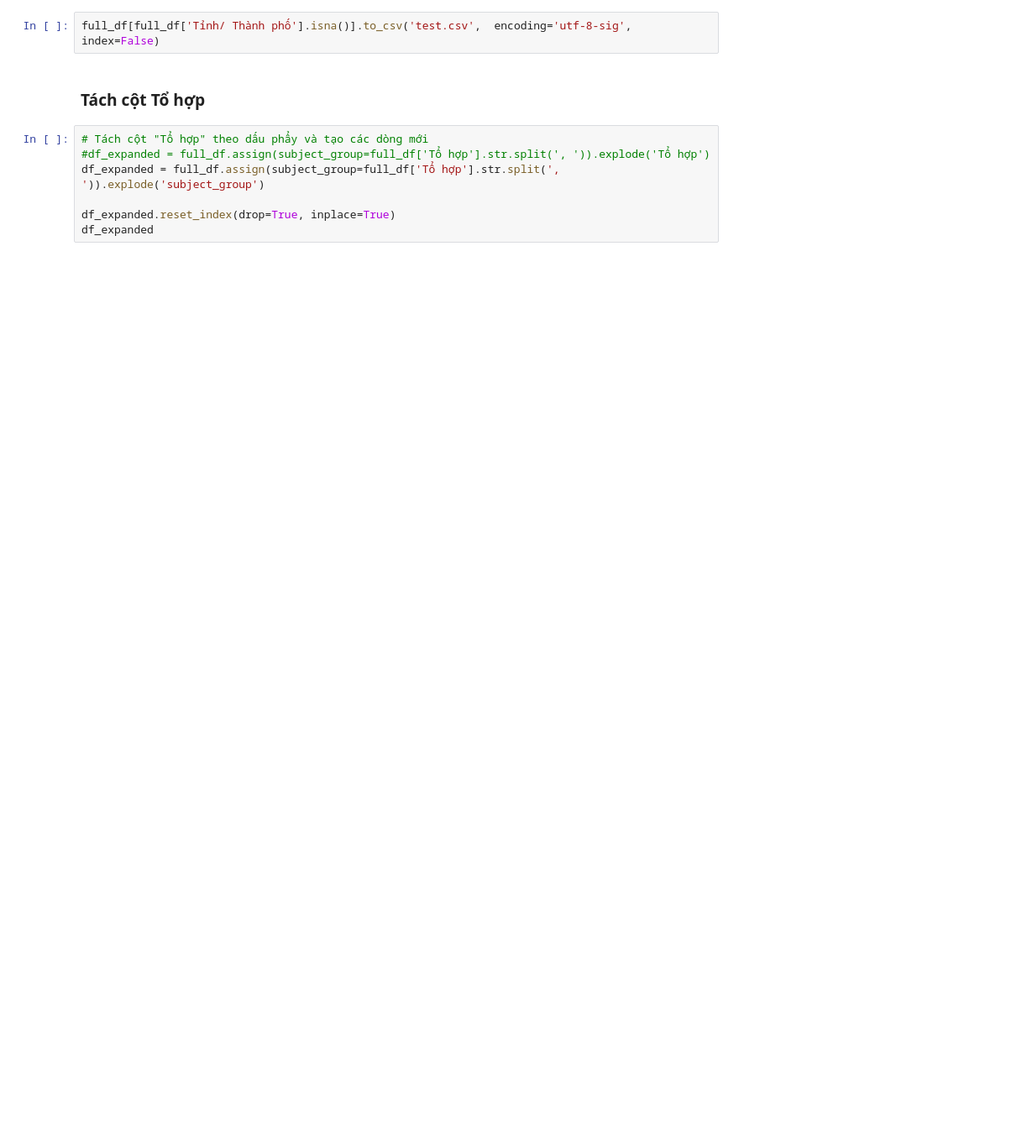
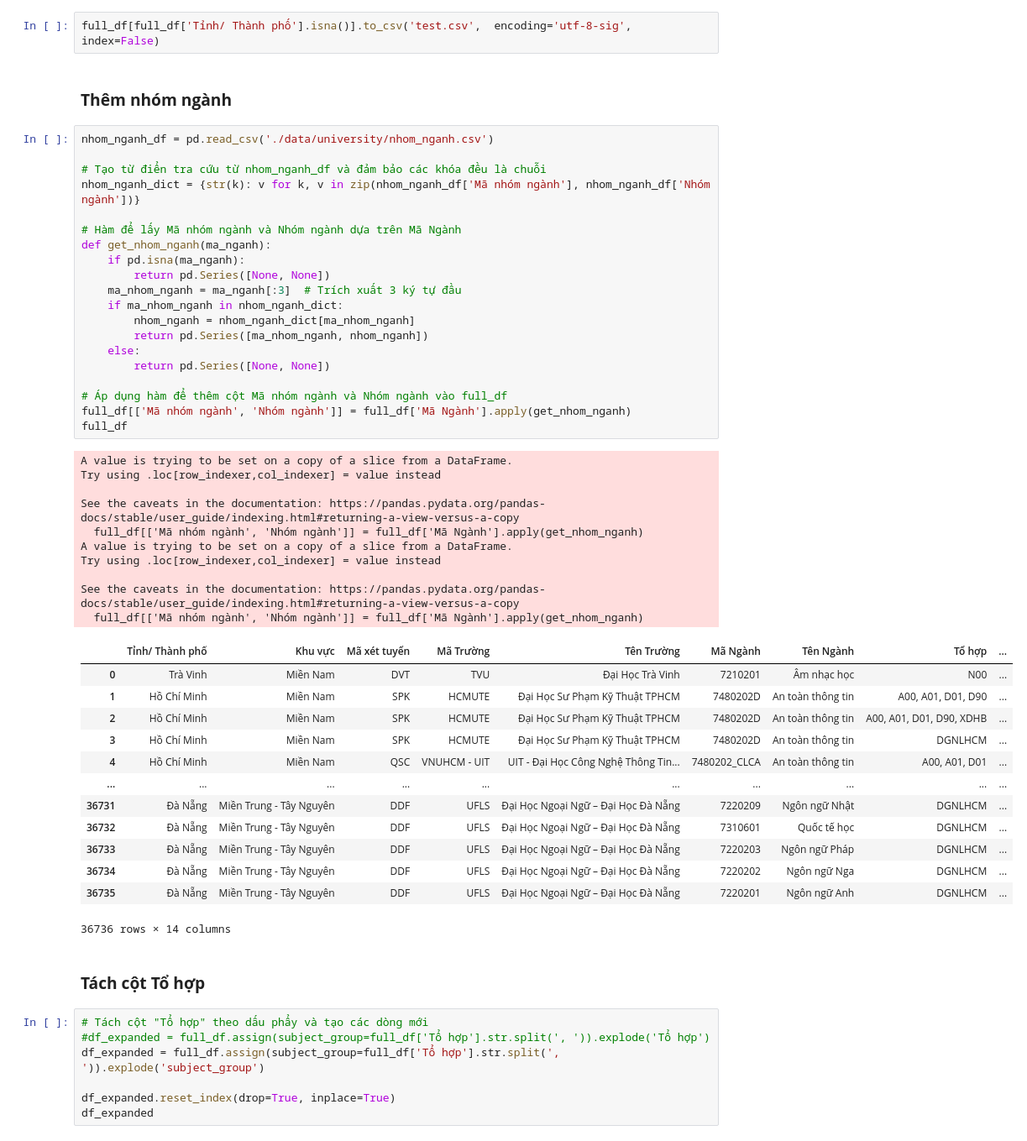
Before and after one commit to daniele15/DV-Final-Crawler, a Jupyter notebook: Crawler-hocmai/preprocessing2.ipynb, the cells around one changed output. Shown at 84% size. Cells and saved outputs as stored; diff of their text form; blank space fills up the shorter version.

```diff
--- a/Crawler-hocmai/preprocessing2.ipynb
+++ b/Crawler-hocmai/preprocessing2.ipynb
@@ -423,5 +423,51 @@ cate_col_profiles_df
 # %%
 full_df[full_df['Tỉnh/ Thành phố'].isna()].to_csv('test.csv',  encoding='utf-8-sig', index=False)
+# %% [markdown]
+### **Thêm nhóm ngành**
+# %%
+nhom_nganh_df = pd.read_csv('./data/university/nhom_nganh.csv')
+
+# Tạo từ điển tra cứu từ nhom_nganh_df và đảm bảo các khóa đều là chuỗi
+nhom_nganh_dict = {str(k): v for k, v in zip(nhom_nganh_df['Mã nhóm ngành'], nhom_nganh_df['Nhóm ngành'])}
+
+# Hàm để lấy Mã nhóm ngành và Nhóm ngành dựa trên Mã Ngành
+def get_nhom_nganh(ma_nganh):
+    if pd.isna(ma_nganh):
+        return pd.Series([None, None])
+    ma_nhom_nganh = ma_nganh[:3]  # Trích xuất 3 ký tự đầu
+    if ma_nhom_nganh in nhom_nganh_dict:
+        nhom_nganh = nhom_nganh_dict[ma_nhom_nganh]
+        return pd.Series([ma_nhom_nganh, nhom_nganh])
+    else:
+        return pd.Series([None, None])
+
+# Áp dụng hàm để thêm cột Mã nhóm ngành và Nhóm ngành vào full_df
+full_df[['Mã nhóm ngành', 'Nhóm ngành']] = full_df['Mã Ngành'].apply(get_nhom_nganh)
+full_df
+# %% [output]
+A value is trying to be set on a copy of a slice from a DataFrame.
+Try using .loc[row_indexer,col_indexer] = value instead
+
+See the caveats in the documentation: https://pandas.pydata.org/pandas-docs/stable/user_guide/indexing.html#returning-a-view-versus-a-copy
+  full_df[['Mã nhóm ngành', 'Nhóm ngành']] = full_df['Mã Ngành'].apply(get_nhom_nganh)
+A value is trying to be set on a copy of a slice from a DataFrame.
+Try using .loc[row_indexer,col_indexer] = value instead
+
+See the caveats in the documentation: https://pandas.pydata.org/pandas-docs/stable/user_guide/indexing.html#returning-a-view-versus-a-copy
+  full_df[['Mã nhóm ngành', 'Nhóm ngành']] = full_df['Mã Ngành'].apply(get_nhom_nganh)
+|  | Tỉnh/ Thành phố | Khu vực | Mã xét tuyển | Mã Trường | Tên Trường | Mã Ngành | Tên Ngành | Tổ hợp | ... |
+| 0 | Trà Vinh | Miền Nam | DVT | TVU | Đại Học Trà Vinh | 7210201 | Âm nhạc học | N00 | ... |
+| 1 | Hồ Chí Minh | Miền Nam | SPK | HCMUTE | Đại Học Sư Phạm Kỹ Thuật TPHCM | 7480202D | An toàn thông tin | A00, A01, D01, D90 | ... |
+| 2 | Hồ Chí Minh | Miền Nam | SPK | HCMUTE | Đại Học Sư Phạm Kỹ Thuật TPHCM | 7480202D | An toàn thông tin | A00, A01, D01, D90, XDHB | ... |
+| 3 | Hồ Chí Minh | Miền Nam | SPK | HCMUTE | Đại Học Sư Phạm Kỹ Thuật TPHCM | 7480202D | An toàn thông tin | DGNLHCM | ... |
+| 4 | Hồ Chí Minh | Miền Nam | QSC | VNUHCM - UIT | UIT - Đại Học Công Nghệ Thông Tin... | 7480202_CLCA | An toàn thông tin | A00, A01, D01 | ... |
+| ... | ... | ... | ... | ... | ... | ... | ... | ... | ... |
+| 36731 | Đà Nẵng | Miền Trung - Tây Nguyên | DDF | UFLS | Đại Học Ngoại Ngữ – Đại Học Đà Nẵng | 7220209 | Ngôn ngữ Nhật | DGNLHCM | ... |
+| 36732 | Đà Nẵng | Miền Trung - Tây Nguyên | DDF | UFLS | Đại Học Ngoại Ngữ – Đại Học Đà Nẵng | 7310601 | Quốc tế học | DGNLHCM | ... |
+| 36733 | Đà Nẵng | Miền Trung - Tây Nguyên | DDF | UFLS | Đại Học Ngoại Ngữ – Đại Học Đà Nẵng | 7220203 | Ngôn ngữ Pháp | DGNLHCM | ... |
+| 36734 | Đà Nẵng | Miền Trung - Tây Nguyên | DDF | UFLS | Đại Học Ngoại Ngữ – Đại Học Đà Nẵng | 7220202 | Ngôn ngữ Nga | DGNLHCM | ... |
+| 36735 | Đà Nẵng | Miền Trung - Tây Nguyên | DDF | UFLS | Đại Học Ngoại Ngữ – Đại Học Đà Nẵng | 7220201 | Ngôn ngữ Anh | DGNLHCM | ... |
+36736 rows × 14 columns
 # %% [markdown]
 ### **Tách cột Tổ hợp**
 # %%
```
Also changed, not shown: parts of 20 cells of this notebook, 2 other files.
